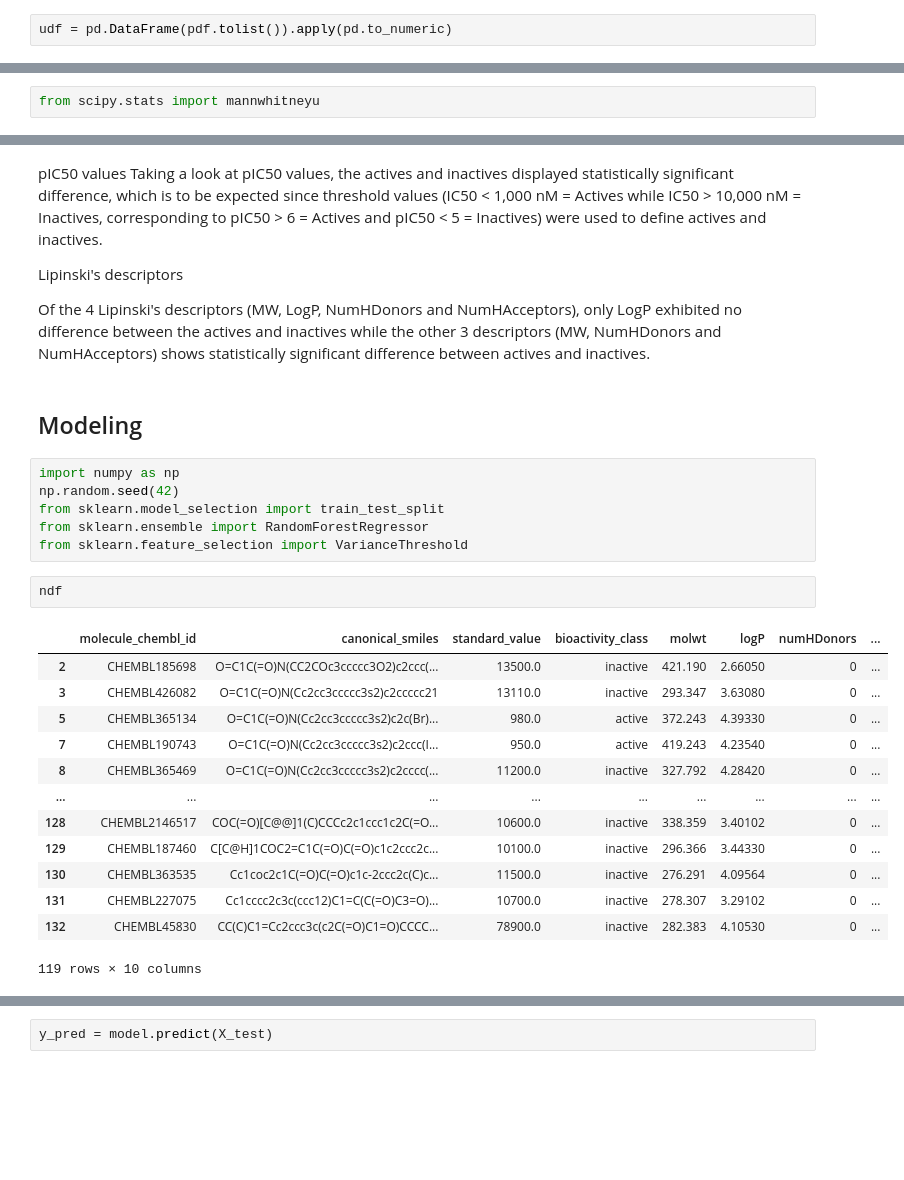
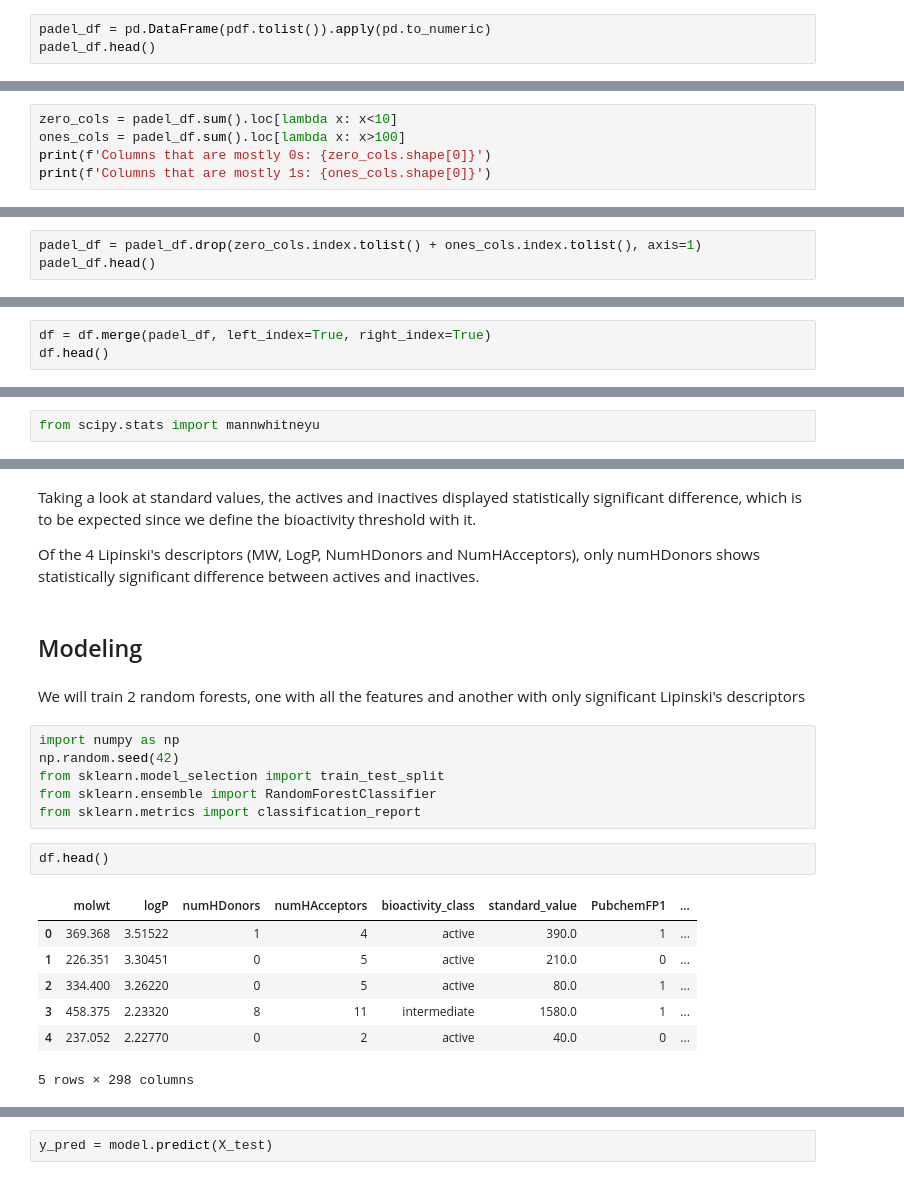
Before and after one commit to ksooklall/CUNY-SPS-Masters-DS, a Jupyter notebook: DATA_602/Drug Discovery.ipynb, the cells around one changed output, grey strips where cells are left out. Cells and saved outputs as stored; diff of their text form; blank space fills up the shorter version.

```diff
--- a/DATA_602/Drug Discovery.ipynb
+++ b/DATA_602/Drug Discovery.ipynb
@@ -197,2 +198,3 @@ pdf.shape
 # %%
-udf = pd.DataFrame(pdf.tolist()).apply(pd.to_numeric)
+padel_df = pd.DataFrame(pdf.tolist()).apply(pd.to_numeric)
+padel_df.head()
@@ -214,0 +211,5 @@ udf
+# %%
+zero_cols = padel_df.sum().loc[lambda x: x<10]
+ones_cols = padel_df.sum().loc[lambda x: x>100]
+print(f'Columns that are mostly 0s: {zero_cols.shape[0]}')
+print(f'Columns that are mostly 1s: {ones_cols.shape[0]}')
@@ -214,0 +219,3 @@ udf
+# %%
+padel_df = padel_df.drop(zero_cols.index.tolist() + ones_cols.index.tolist(), axis=1)
+padel_df.head()
@@ -214,0 +238,3 @@ udf
+# %%
+df = df.merge(padel_df, left_index=True, right_index=True)
+df.head()
@@ -280,34 +331,27 @@ pd.concat([pd.DataFrame(statistical_significance(i, ndf), index=[0]) for i in li
 # %% [markdown]
-pIC50 values
-Taking a look at pIC50 values, the actives and inactives displayed statistically significant difference, which is to be expected since threshold values (IC50 < 1,000 nM = Actives while IC50 > 10,000 nM = Inactives, corresponding to pIC50 > 6 = Actives and pIC50 < 5 = Inactives) were used to define actives and inactives.
+Taking a look at standard values, the actives and inactives displayed statistically significant difference, which is to be expected since we define the bioactivity threshold with it.
 
-Lipinski's descriptors
-
-Of the 4 Lipinski's descriptors (MW, LogP, NumHDonors and NumHAcceptors), only LogP exhibited no difference between the actives and inactives while the other 3 descriptors (MW, NumHDonors and NumHAcceptors) shows statistically significant difference between actives and inactives.
+Of the 4 Lipinski's descriptors (MW, LogP, NumHDonors and NumHAcceptors), only numHDonors shows statistically significant difference between actives and inactives.
 # %% [markdown]
 ## Modeling
+# %% [markdown]
+We will train 2 random forests, one with all the features and another with only significant Lipinski's descriptors
 # %%
 import numpy as np
 np.random.seed(42)
 from sklearn.model_selection import train_test_split
-from sklearn.ensemble import RandomForestRegressor
-from sklearn.feature_selection import VarianceThreshold
+from sklearn.ensemble import RandomForestClassifier
+from sklearn.metrics import classification_report
 # %%
-ndf
+df.head()
 # %% [output]
-|  | molecule_chembl_id | canonical_smiles | standard_value | bioactivity_class | molwt | logP | numHDonors | ... |
-| 2 | CHEMBL185698 | O=C1C(=O)N(CC2COc3ccccc3O2)c2ccc(... | 13500.0 | inactive | 421.190 | 2.66050 | 0 | ... |
-| 3 | CHEMBL426082 | O=C1C(=O)N(Cc2cc3ccccc3s2)c2ccccc21 | 13110.0 | inactive | 293.347 | 3.63080 | 0 | ... |
-| 5 | CHEMBL365134 | O=C1C(=O)N(Cc2cc3ccccc3s2)c2c(Br)... | 980.0 | active | 372.243 | 4.39330 | 0 | ... |
-| 7 | CHEMBL190743 | O=C1C(=O)N(Cc2cc3ccccc3s2)c2ccc(I... | 950.0 | active | 419.243 | 4.23540 | 0 | ... |
-| 8 | CHEMBL365469 | O=C1C(=O)N(Cc2cc3ccccc3s2)c2cccc(... | 11200.0 | inactive | 327.792 | 4.28420 | 0 | ... |
-| ... | ... | ... | ... | ... | ... | ... | ... | ... |
-| 128 | CHEMBL2146517 | COC(=O)[C@@]1(C)CCCc2c1ccc1c2C(=O... | 10600.0 | inactive | 338.359 | 3.40102 | 0 | ... |
-| 129 | CHEMBL187460 | C[C@H]1COC2=C1C(=O)C(=O)c1c2ccc2c... | 10100.0 | inactive | 296.366 | 3.44330 | 0 | ... |
-| 130 | CHEMBL363535 | Cc1coc2c1C(=O)C(=O)c1c-2ccc2c(C)c... | 11500.0 | inactive | 276.291 | 4.09564 | 0 | ... |
-| 131 | CHEMBL227075 | Cc1cccc2c3c(ccc12)C1=C(C(=O)C3=O)... | 10700.0 | inactive | 278.307 | 3.29102 | 0 | ... |
-| 132 | CHEMBL45830 | CC(C)C1=Cc2ccc3c(c2C(=O)C1=O)CCCC... | 78900.0 | inactive | 282.383 | 4.10530 | 0 | ... |
+|  | molwt | logP | numHDonors | numHAcceptors | bioactivity_class | standard_value | PubchemFP1 | ... |
+| 0 | 369.368 | 3.51522 | 1 | 4 | active | 390.0 | 1 | ... |
+| 1 | 226.351 | 3.30451 | 0 | 5 | active | 210.0 | 0 | ... |
+| 2 | 334.400 | 3.26220 | 0 | 5 | active | 80.0 | 1 | ... |
+| 3 | 458.375 | 2.23320 | 8 | 11 | intermediate | 1580.0 | 1 | ... |
+| 4 | 237.052 | 2.22770 | 0 | 2 | active | 40.0 | 0 | ... |
-119 rows × 10 columns
+5 rows × 298 columns
 # %%
 def train_model(X, y, trees):
     np.random.seed(42)
```
Also changed, not shown: parts of 67 cells of this notebook, 1 other file.
